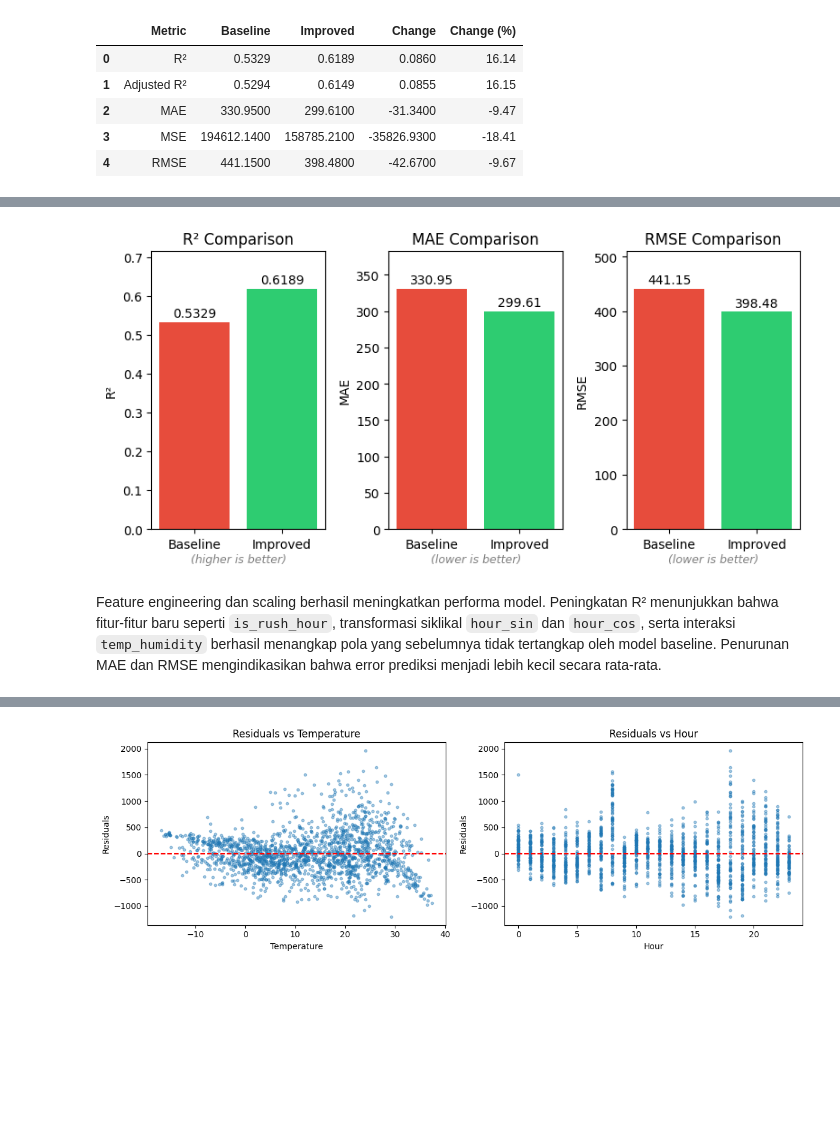
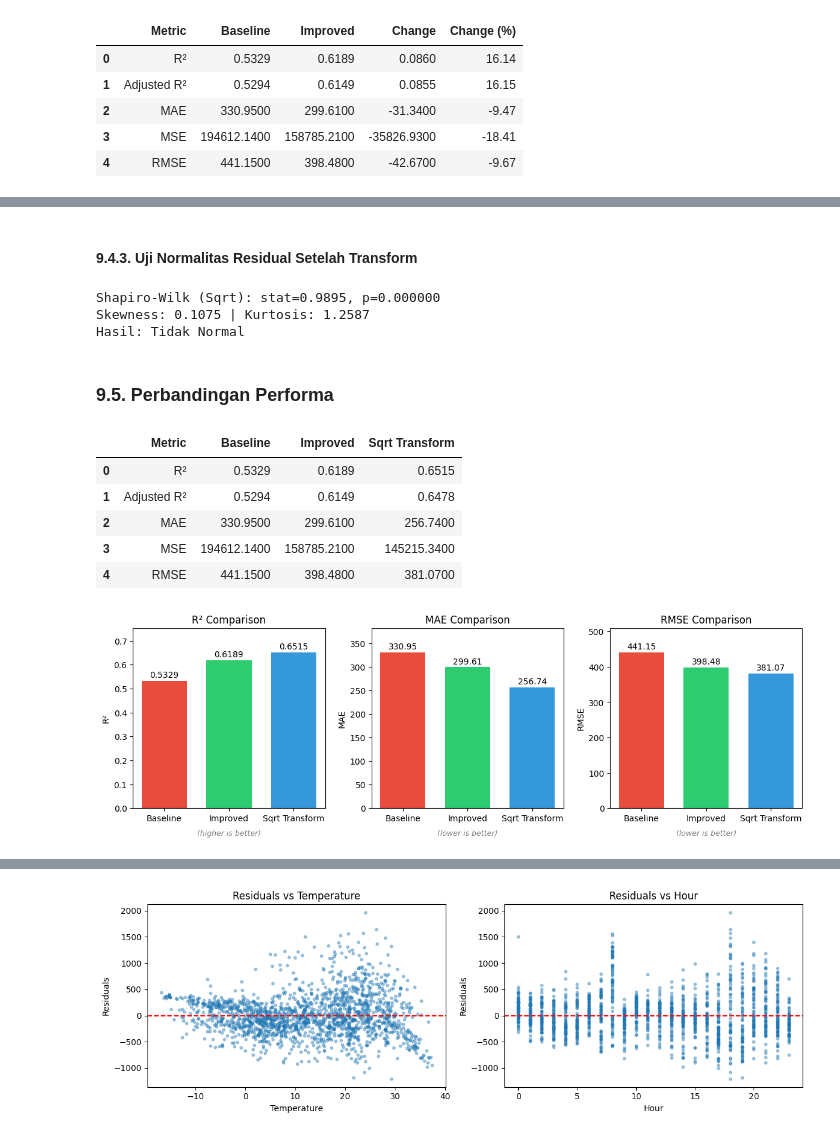
Before and after one commit to fxrdhan/Tubes_AI_Kelompok-1_Bike-Sharing-Demand-Predictor, a Jupyter notebook: Seoul_Bike_Regression.ipynb, the cells around one changed output, grey strips where cells are left out. Drawn from its saved outputs; the diff is of its cells as text; code cells hidden in the pictures; blank space fills up the shorter version.

```diff
--- a/Seoul_Bike_Regression.ipynb
+++ b/Seoul_Bike_Regression.ipynb
@@ -840,37 +1031,82 @@ Dengan rata-rata skor cross-validation (0.6270) bahkan sedikit lebih tinggi diba
+# %% [markdown]
+#### 9.4.3. Uji Normalitas Residual Setelah Transform
+# %%
+sample_residuals_sqrt = np.random.choice(residuals_sqrt, size=min(5000, len(residuals_sqrt)), replace=False)
+shapiro_stat_sqrt, shapiro_p_sqrt = stats.shapiro(sample_residuals_sqrt)
+skewness_sqrt = stats.skew(residuals_sqrt)
+kurtosis_sqrt = stats.kurtosis(residuals_sqrt)
+
+print(f"Shapiro-Wilk (Sqrt): stat={shapiro_stat_sqrt:.4f}, p={shapiro_p_sqrt:.6f}")
+print(f"Skewness: {skewness_sqrt:.4f} | Kurtosis: {kurtosis_sqrt:.4f}")
+print(f"Hasil: {'Normal' if shapiro_p_sqrt >= 0.05 else 'Tidak Normal'}")
+# %% [output]
+Shapiro-Wilk (Sqrt): stat=0.9895, p=0.000000
+Skewness: 0.1075 | Kurtosis: 1.2587
+Hasil: Tidak Normal
+# %% [markdown]
+### 9.5. Perbandingan Performa
+# %%
+r2_sqrt = r2_score(y_test, y_pred_sqrt_original)
+n, p = X_test_scaled.shape
+adj_r2_sqrt = 1 - (1 - r2_sqrt) * (n - 1) / (n - p - 1)
+mae_sqrt = mean_absolute_error(y_test, y_pred_sqrt_original)
+mse_sqrt = mean_squared_error(y_test, y_pred_sqrt_original)
+rmse_sqrt = np.sqrt(mse_sqrt)
+
+comparison_all = pd.DataFrame({
+    'Metric': ['R²', 'Adjusted R²', 'MAE', 'MSE', 'RMSE'],
+    'Baseline': [round(r2, 4), round(adj_r2, 4), round(mae, 2), round(mse, 2), round(rmse, 2)],
+    'Improved': [round(r2_improved, 4), round(adj_r2_improved, 4), round(mae_improved, 2), round(mse_improved, 2), round(rmse_improved, 2)],
+    'Sqrt Transform': [round(r2_sqrt, 4), round(adj_r2_sqrt, 4), round(mae_sqrt, 2), round(mse_sqrt, 2), round(rmse_sqrt, 2)]
+})
+
+comparison_all
+# %% [output]
+|  | Metric | Baseline | Improved | Sqrt Transform |
+| 0 | R² | 0.5329 | 0.6189 | 0.6515 |
+| 1 | Adjusted R² | 0.5294 | 0.6149 | 0.6478 |
+| 2 | MAE | 330.9500 | 299.6100 | 256.7400 |
+| 3 | MSE | 194612.1400 | 158785.2100 | 145215.3400 |
+| 4 | RMSE | 441.1500 | 398.4800 | 381.0700 |
 # %%
 # Visualisasi perbandingan
-fig, axes = plt.subplots(1, 3, figsize=(8, 4))
+fig, axes = plt.subplots(1, 3, figsize=(12, 4))
 
 metrics = ['R²', 'MAE', 'RMSE']
 baseline_vals = [r2, mae, rmse]
 improved_vals = [r2_improved, mae_improved, rmse_improved]
+sqrt_vals = [r2_sqrt, mae_sqrt, rmse_sqrt]
 
-x = np.arange(len(metrics))
-width = 0.35
+x = np.arange(3)
+width = 0.7
 
-for i, (metric, base, imp) in enumerate(zip(metrics, baseline_vals, improved_vals)):
-    bars1 = axes[i].bar(['Baseline', 'Improved'], [base, imp], color=['#e74c3c', '#2ecc71'])
+for i, (metric, base, imp, sqrt) in enumerate(zip(metrics, baseline_vals, improved_vals, sqrt_vals)):
+    bars1 = axes[i].bar(x[0], base, width, color='#e74c3c', label='Baseline')
+    bars2 = axes[i].bar(x[1], imp, width, color='#2ecc71', label='Improved')
+    bars3 = axes[i].bar(x[2], sqrt, width, color='#3498db', label='Sqrt Transform')
+
     axes[i].set_title(f'{metric} Comparison')
     axes[i].set_ylabel(metric)
+    axes[i].set_xticks(x)
+    axes[i].set_xticklabels(['Baseline', 'Improved', 'Sqrt Transform'])
 
-    for bar, val in zip(bars1, [base, imp]):
-        axes[i].text(bar.get_x() + bar.get_width()/2, bar.get_height() + 0.01*bar.get_height(),
-                     f'{val:.2f}' if metric != 'R²' else f'{val:.4f}',
-                     ha='center', va='bottom')
+    for bar in [bars1, bars2, bars3]:
+        height = bar[0].get_height()
+        axes[i].text(bar[0].get_x() + bar[0].get_width()/2., height + 0.01*height,
+                f'{height:.2f}' if metric != 'R²' else f'{height:.4f}',
+                ha='center', va='bottom', fontsize=10)
 
     ymin, ymax = axes[i].get_ylim()
     axes[i].set_ylim(ymin, ymax * 1.1)
 
     if metric == 'R²':
-        axes[i].text(0.5, -0.12, '(higher is better)', ha='center', transform=axes[i].transAxes,
-                     fontsize=9, fontstyle='italic', color='gray')
+        axes[i].text(0.5, -0.15, '(higher is better)', ha='center', transform=axes[i].transAxes,
+                fontsize=9, fontstyle='italic', color='gray')
     else:
-        axes[i].text(0.5, -0.12, '(lower is better)', ha='center', transform=axes[i].transAxes,
-                     fontsize=9, fontstyle='italic', color='gray')
+        axes[i].text(0.5, -0.15, '(lower is better)', ha='center', transform=axes[i].transAxes,
+                fontsize=9, fontstyle='italic', color='gray')
 
 plt.tight_layout()
 plt.show()
 # %% [output]
-[figure, old version]
+[figure, new version]
-# %% [markdown]
-Feature engineering dan scaling berhasil meningkatkan performa model. Peningkatan R² menunjukkan bahwa fitur-fitur baru seperti `is_rush_hour`, transformasi siklikal `hour_sin` dan `hour_cos`, serta interaksi `temp_humidity` berhasil menangkap pola yang sebelumnya tidak tertangkap oleh model baseline. Penurunan MAE dan RMSE mengindikasikan bahwa error prediksi menjadi lebih kecil secara rata-rata.
```
Also changed, not shown: parts of 65 cells of this notebook.
